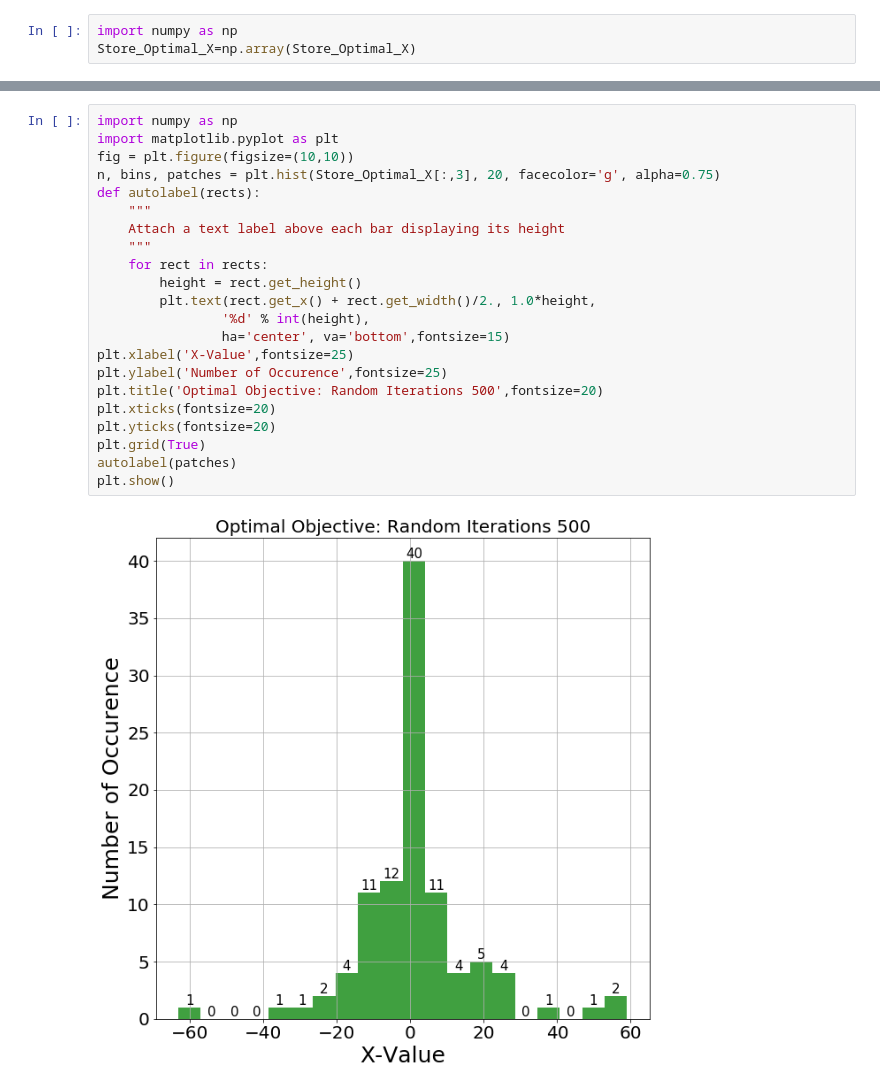
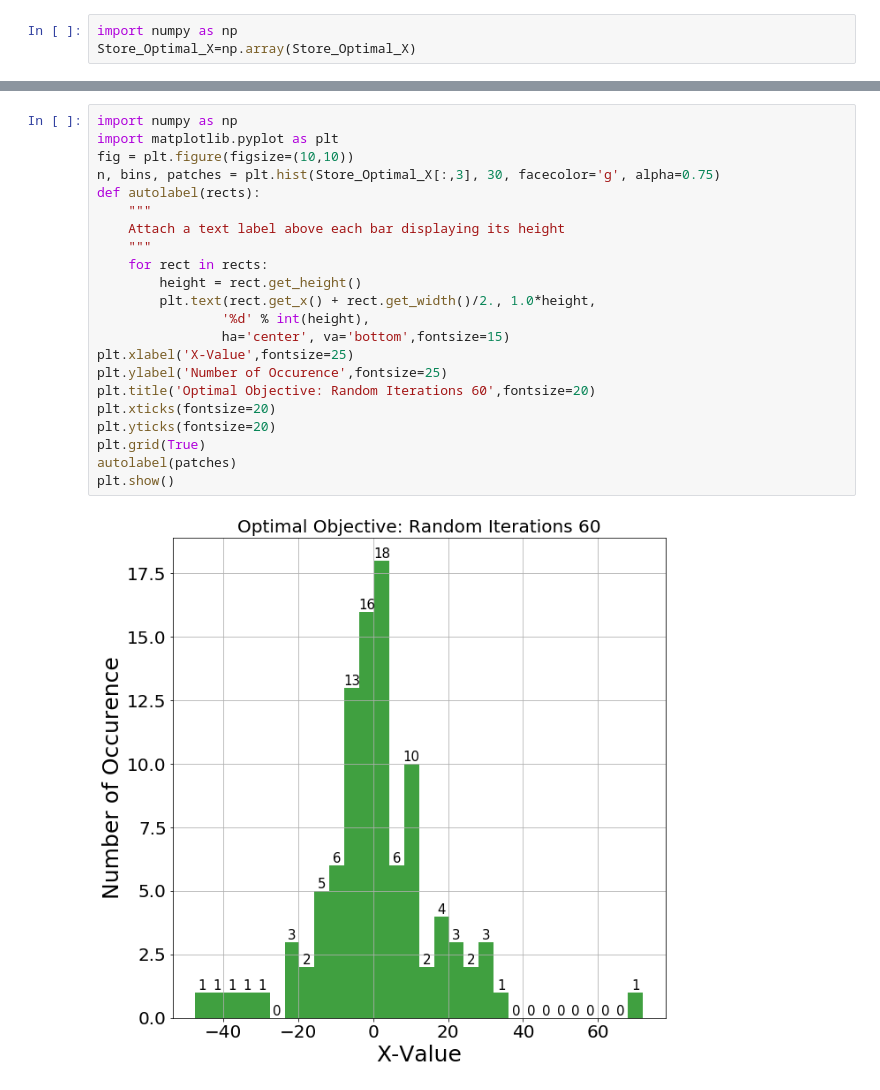
Before and after one commit to ARM-software/mango, a Jupyter notebook: mango/benchmarking/Convex_Function_Uniform_1D_Random.ipynb, the cells around one changed output, grey strips where cells are left out. Drawn from its saved outputs; the diff is of its cells as text.

```diff
--- a/mango/benchmarking/Convex_Function_Uniform_1D_Random.ipynb
+++ b/mango/benchmarking/Convex_Function_Uniform_1D_Random.ipynb
@@ -164,24 +182,24 @@ plt.show()
 # %%
 import numpy as np
 import matplotlib.pyplot as plt
 fig = plt.figure(figsize=(10,10))
-n, bins, patches = plt.hist(Store_Optimal_X[:,3], 20, facecolor='g', alpha=0.75)
+n, bins, patches = plt.hist(Store_Optimal_X[:,3], 30, facecolor='g', alpha=0.75)
 def autolabel(rects):
     """
     Attach a text label above each bar displaying its height
     """
     for rect in rects:
         height = rect.get_height()
         plt.text(rect.get_x() + rect.get_width()/2., 1.0*height,
                 '%d' % int(height),
                 ha='center', va='bottom',fontsize=15)
 plt.xlabel('X-Value',fontsize=25)
 plt.ylabel('Number of Occurence',fontsize=25)
-plt.title('Optimal Objective: Random Iterations 500',fontsize=20)
+plt.title('Optimal Objective: Random Iterations 60',fontsize=20)
 plt.xticks(fontsize=20)
 plt.yticks(fontsize=20)
 plt.grid(True)
 autolabel(patches)
 plt.show()
 # %% [output]
-[figure, old version]
+[figure, new version]
```
Also changed, not shown: parts of 4 cells of this notebook, 1 other file.
